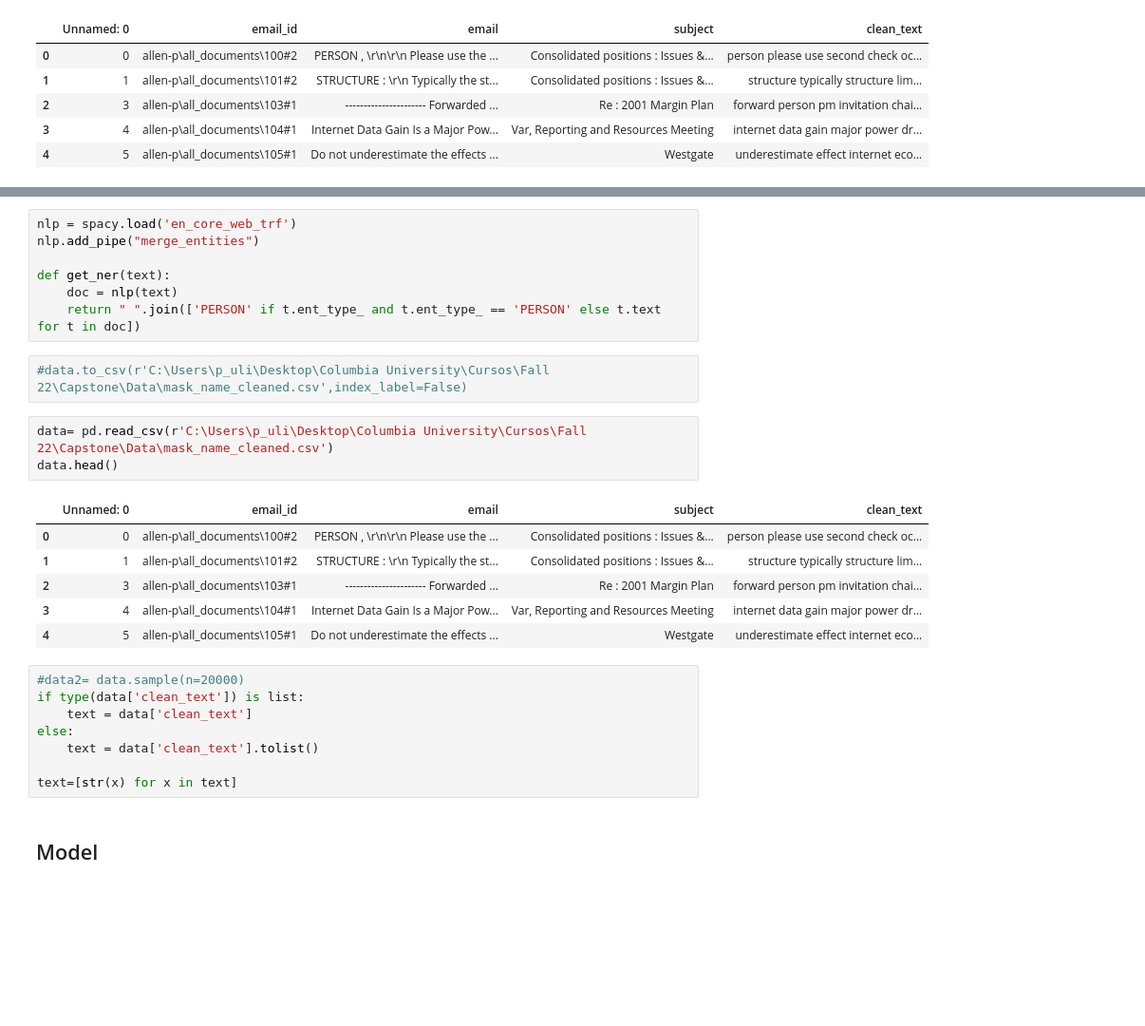
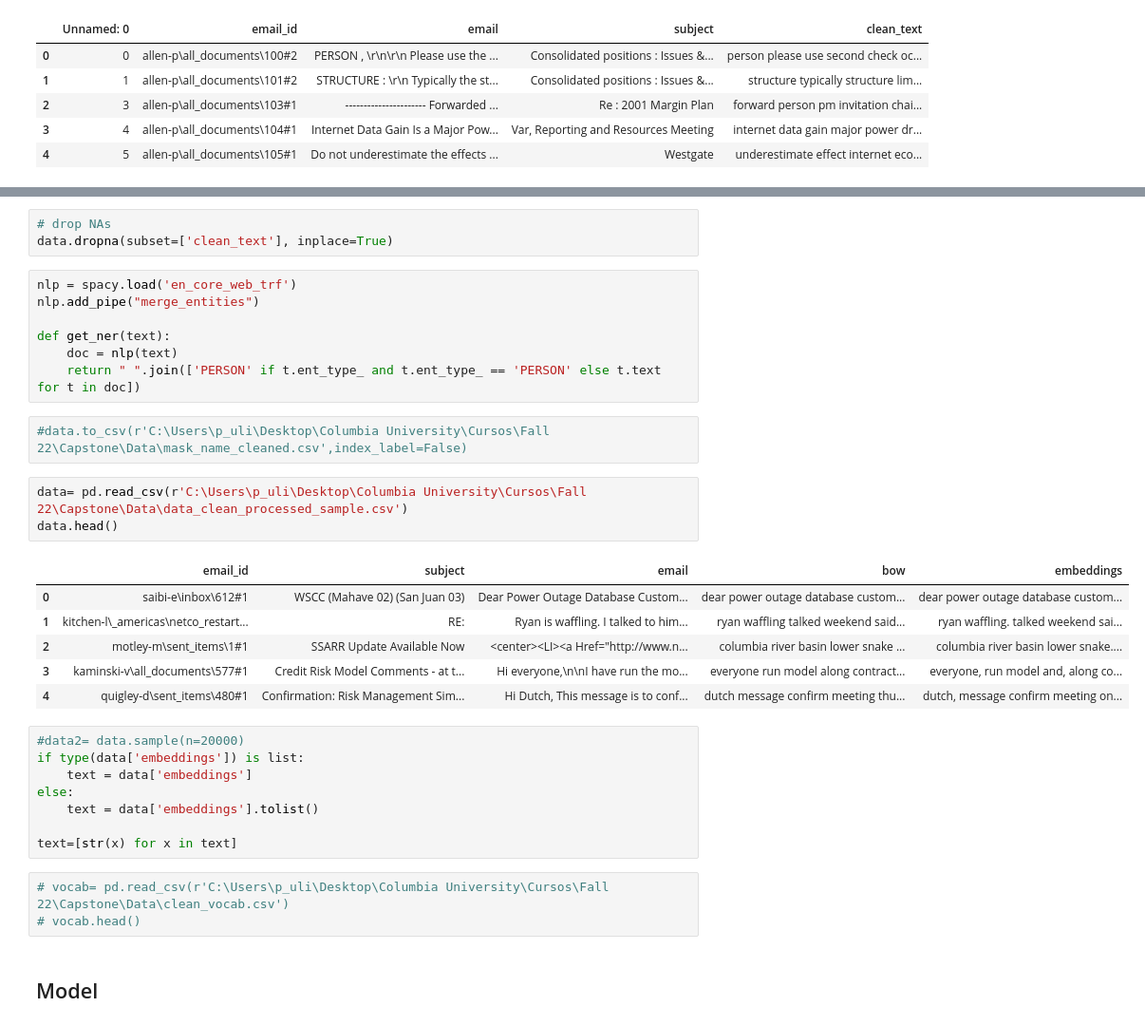
Before and after one commit to UlisesHdzG/Hierarchical-topic-modeling-on-financial-docs, a Jupyter notebook: BERTopic-fine tunning.ipynb, the cells around one changed output, grey strips where cells are left out. Shown: that part at 95% size. Drawn from its saved outputs; the diff is of its cells as text; blank space fills up the shorter version.

```diff
--- a/BERTopic-fine tunning.ipynb
+++ b/BERTopic-fine tunning.ipynb
@@ -182,3 +179,6 @@ data.dropna(subset=['clean_text'], inplace=True)
+# %%
+# drop NAs
+data.dropna(subset=['clean_text'], inplace=True)
 # %%
 nlp = spacy.load('en_core_web_trf')
 nlp.add_pipe("merge_entities")
@@ -186,26 +186,29 @@ nlp.add_pipe("merge_entities")
 def get_ner(text):
     doc = nlp(text)
     return " ".join(['PERSON' if t.ent_type_ and t.ent_type_ == 'PERSON' else t.text for t in doc])
-# %%
-#data.to_csv(r'C:\Users\p_uli\Desktop\Columbia University\Cursos\Fall 22\Capstone\Data\mask_name_cleaned.csv',index_label=False)
-# %%
-data= pd.read_csv(r'C:\Users\p_uli\Desktop\Columbia University\Cursos\Fall 22\Capstone\Data\mask_name_cleaned.csv')
-data.head()
-# %% [output]
-|  | Unnamed: 0 | email_id | email | subject | clean_text |
-| 0 | 0 | allen-p\all_documents\100#2 | PERSON , \r\n\r\n Please use the ... | Consolidated positions : Issues &... | person please use second check oc... |
-| 1 | 1 | allen-p\all_documents\101#2 | STRUCTURE : \r\n Typically the st... | Consolidated positions : Issues &... | structure typically structure lim... |
-| 2 | 3 | allen-p\all_documents\103#1 | ---------------------- Forwarded ... | Re : 2001 Margin Plan | forward person pm invitation chai... |
-| 3 | 4 | allen-p\all_documents\104#1 | Internet Data Gain Is a Major Pow... | Var, Reporting and Resources Meeting | internet data gain major power dr... |
-| 4 | 5 | allen-p\all_documents\105#1 | Do not underestimate the effects ... | Westgate | underestimate effect internet eco... |
+# %%
+#data.to_csv(r'C:\Users\p_uli\Desktop\Columbia University\Cursos\Fall 22\Capstone\Data\mask_name_cleaned.csv',index_label=False)
+# %%
+data= pd.read_csv(r'C:\Users\p_uli\Desktop\Columbia University\Cursos\Fall 22\Capstone\Data\data_clean_processed_sample.csv')
+data.head()
+# %% [output]
+|  | email_id | subject | email | bow | embeddings |
+| 0 | saibi-e\inbox\612#1 | WSCC (Mahave 02) (San Juan 03) | Dear Power Outage Database Custom... | dear power outage database custom... | dear power outage database custom... |
+| 1 | kitchen-l\_americas\netco_restart... | RE: | Ryan is waffling. I talked to him... | ryan waffling talked weekend said... | ryan waffling. talked weekend sai... |
+| 2 | motley-m\sent_items\1#1 | SSARR Update Available Now | <center><LI><a Href="http://www.n... | columbia river basin lower snake ... | columbia river basin lower snake.... |
+| 3 | kaminski-v\all_documents\577#1 | Credit Risk Model Comments - at t... | Hi everyone,\n\nI have run the mo... | everyone run model along contract... | everyone, run model and, along co... |
+| 4 | quigley-d\sent_items\480#1 | Confirmation: Risk Management Sim... | Hi Dutch, This message is to conf... | dutch message confirm meeting thu... | dutch, message confirm meeting on... |
 # %%
 #data2= data.sample(n=20000)
-if type(data['clean_text']) is list:
-    text = data['clean_text']
+if type(data['embeddings']) is list:
+    text = data['embeddings']
 else:
-    text = data['clean_text'].tolist()
+    text = data['embeddings'].tolist()
 
 text=[str(x) for x in text]
+# %%
+# vocab= pd.read_csv(r'C:\Users\p_uli\Desktop\Columbia University\Cursos\Fall 22\Capstone\Data\clean_vocab.csv')
+# vocab.head()
 # %% [markdown]
 ## Model
 # %%
```
Also changed, not shown: parts of 38 cells of this notebook, 1 other file.
